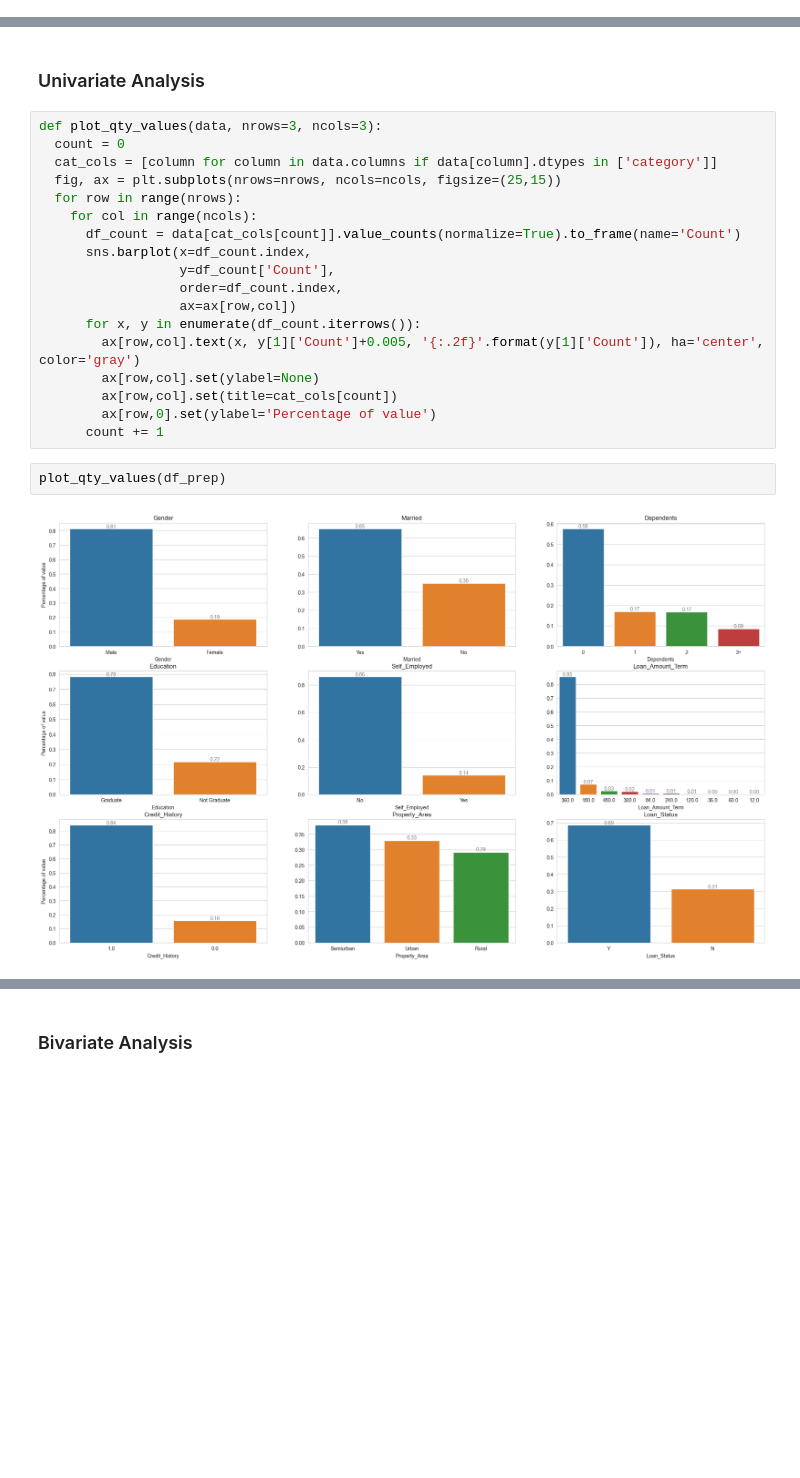
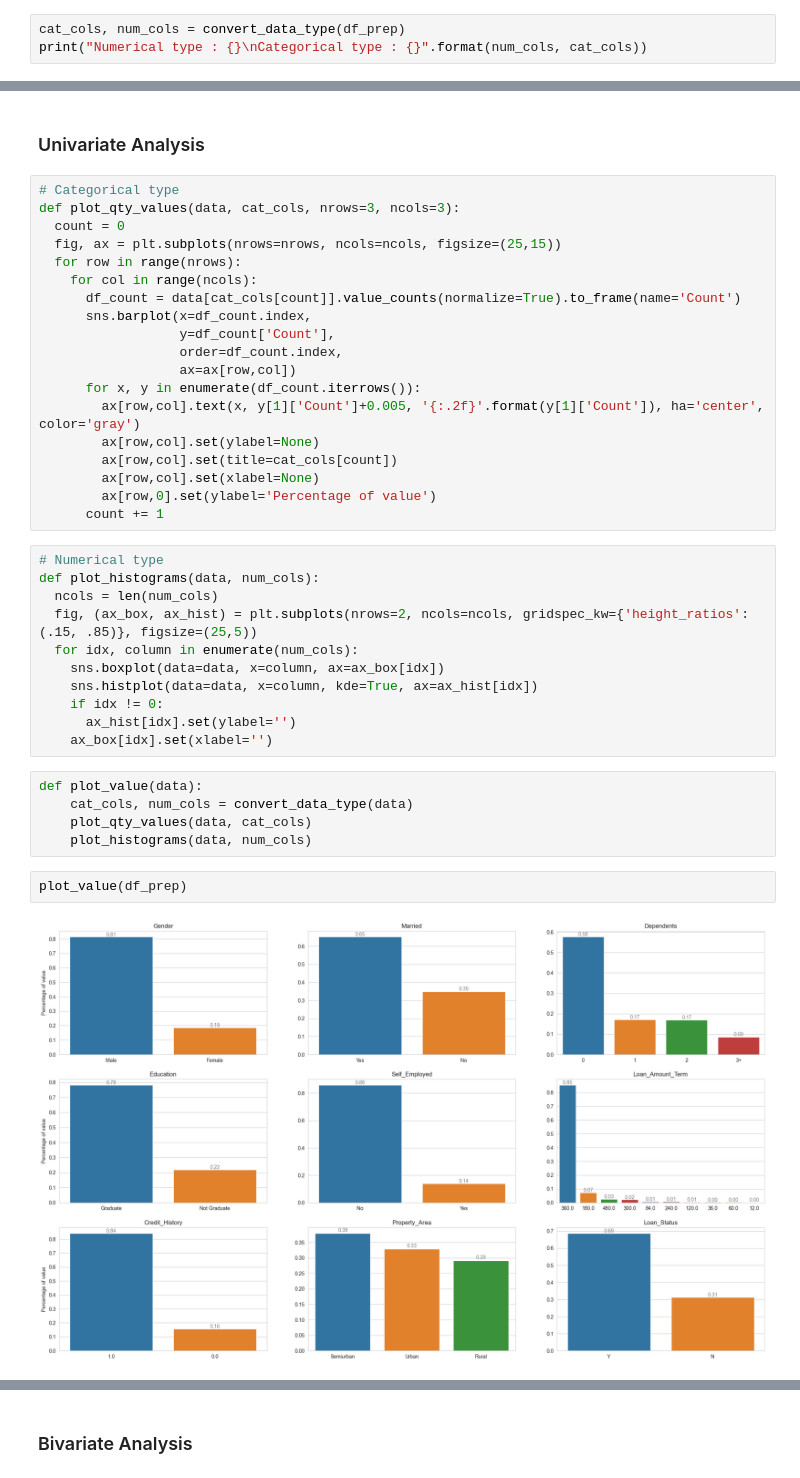
Before and after one commit to ENDYOU3/Loan_Approval_Prediction, a Jupyter notebook: Loan_Approval_Analysis.ipynb, the cells around one changed output, grey strips where cells are left out. Cells and saved outputs as stored; diff of their text form; blank space fills up the shorter version.

```diff
--- a/Loan_Approval_Analysis.ipynb
+++ b/Loan_Approval_Analysis.ipynb
@@ -123,0 +125,3 @@ Categorical columns : ['Gender', 'Married', 'Dependents', 'Education', 'Self_Emp
+# %%
+cat_cols, num_cols = convert_data_type(df_prep)
+print("Numerical type : {}\nCategorical type : {}".format(num_cols, cat_cols))
@@ -126,9 +155,9 @@ Categorical columns : ['Gender', 'Married', 'Dependents', 'Education', 'Self_Emp
 # %% [markdown]
 ### Univariate Analysis
 # %%
-def plot_qty_values(data, nrows=3, ncols=3):
+# Categorical type
+def plot_qty_values(data, cat_cols, nrows=3, ncols=3):
   count = 0
-  cat_cols = [column for column in data.columns if data[column].dtypes in ['category']]
   fig, ax = plt.subplots(nrows=nrows, ncols=ncols, figsize=(25,15))
   for row in range(nrows):
     for col in range(ncols):
@@ -141,9 +170,26 @@ def plot_qty_values(data, nrows=3, ncols=3):
         ax[row,col].text(x, y[1]['Count']+0.005, '{:.2f}'.format(y[1]['Count']), ha='center', color='gray')
         ax[row,col].set(ylabel=None)
         ax[row,col].set(title=cat_cols[count])
+        ax[row,col].set(xlabel=None)
         ax[row,0].set(ylabel='Percentage of value')
       count += 1
+# %%
+# Numerical type
+def plot_histograms(data, num_cols):
+  ncols = len(num_cols)
+  fig, (ax_box, ax_hist) = plt.subplots(nrows=2, ncols=ncols, gridspec_kw={'height_ratios':(.15, .85)}, figsize=(25,5))
+  for idx, column in enumerate(num_cols):
+    sns.boxplot(data=data, x=column, ax=ax_box[idx])
+    sns.histplot(data=data, x=column, kde=True, ax=ax_hist[idx])
+    if idx != 0:
+      ax_hist[idx].set(ylabel='')
+    ax_box[idx].set(xlabel='')
+# %%
+def plot_value(data):
+    cat_cols, num_cols = convert_data_type(data)
+    plot_qty_values(data, cat_cols)
+    plot_histograms(data, num_cols)
 # %%
-plot_qty_values(df_prep)
+plot_value(df_prep)
 # %% [output]
-[figure, old version]
+[figure, new version]
```
Also changed, not shown: parts of 29 cells of this notebook, 4 other files.
